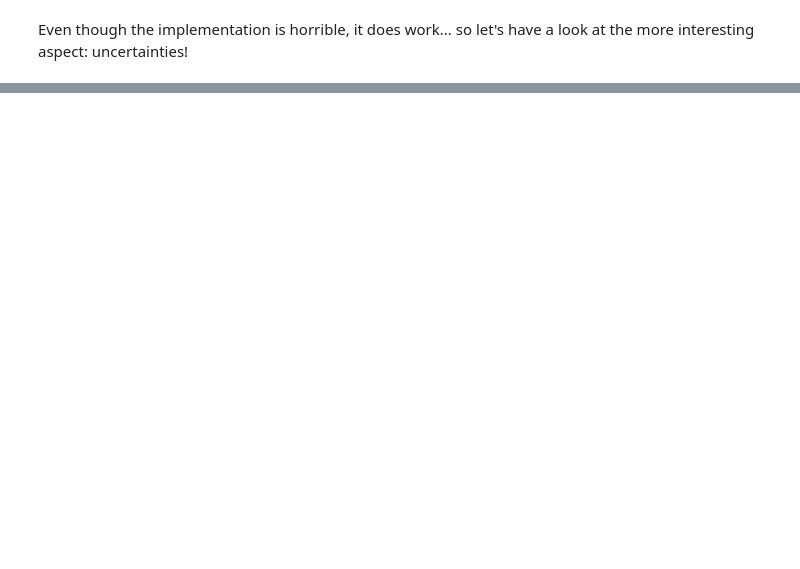
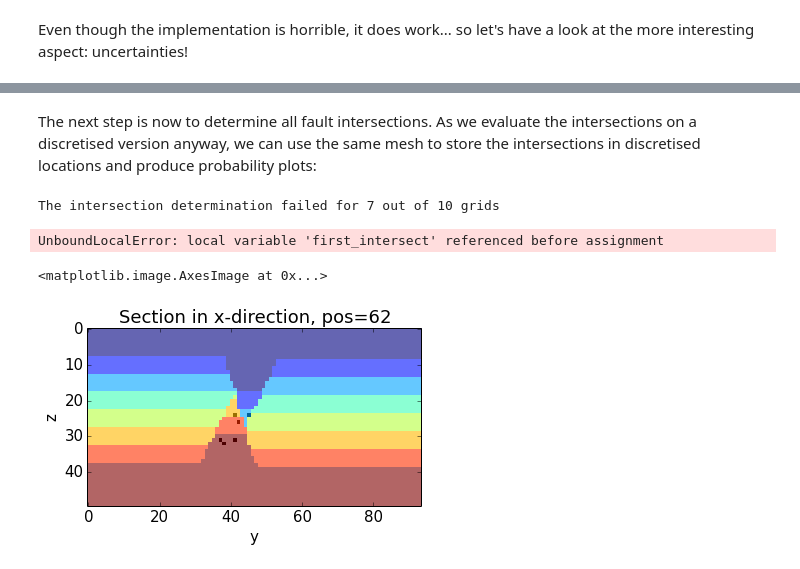
Before and after one commit to cgre-aachen/pynoddy, a Jupyter notebook: docs/notebooks/Marks Fault Uncertainty Study.ipynb, the cells around one changed output, grey strips where cells are left out. Saved outputs shown, nothing was run; the diff lists cells and outputs as text; code cells hidden in the pictures; blank space fills up the shorter version.

```diff
--- a/docs/notebooks/Marks Fault Uncertainty Study.ipynb
+++ b/docs/notebooks/Marks Fault Uncertainty Study.ipynb
@@ -119,0 +197,7 @@ We would like to evaluate how uncertainties in (1) the timing of the fault, and
+# %%
+fig = plt.figure(figsize=(12,8))
+for i in range(4):
+    ax = fig.add_subplot(2,2,i+1)
+    all_outputs[i+1].plot_section('x', ax=ax, colorbar=False)
+plt.tight_layout()
+plt.show()
@@ -119,0 +206,40 @@ We would like to evaluate how uncertainties in (1) the timing of the fault, and
+# %% [markdown]
+The next step is now to determine all fault intersections. As we evaluate the intersections on a discretised version anyway, we can use the same mesh to store the intersections in discretised locations and produce probability plots:
+# %%
+# initiate intersection grid
+NO = all_outputs[0]
+intersections_grid = np.zeros(np.shape(NO.block[NO.nx/2,:,:]))
+failed = np.zeros(n)
+
+for i,NO in enumerate(all_outputs):
+    # Note: the oversimplified intersection algorithm above fails for some
+    # cases - catch those cases and simply move on for now as a work-around.
+    # (The better way would, of course, be to check why...)
+    try:
+        (first_intersect, second_intersect) = find_intersections(NO)
+    except UnboundLocalError:
+        failed[i] = 1
+        continue
+    intersections_grid[first_intersect[0], first_intersect[1]] += 1
+    intersections_grid[second_intersect[0], second_intersect[1]] += 1
+
+print("The intersection determination failed for %d out of %d grids" \
+      % (sum(failed), n))
+# %% [output]
+The intersection determination failed for 7 out of 10 grids
+# %%
+(first_intersect, second_intersect) = find_intersections(all_outputs[0])
+failed
+all_outputs[0].plot_section('x', colorbar=False)
+# %% [output]
+UnboundLocalError: local variable 'first_intersect' referenced before assignment
+# %%
+# overlay probability on one output
+fig = plt.figure()
+ax = fig.add_subplot(111)
+all_outputs[0].plot_section('x', ax=ax, colorbar=False)
+ax.imshow(intersections_grid.transpose(),
+       interpolation='nearest', cmap='gray_r', alpha=0.4)
+# %% [output]
+<matplotlib.image.AxesImage at 0x...>
+[figure, added]
```
Also changed, not shown: parts of 24 cells of this notebook, 2 other files.
